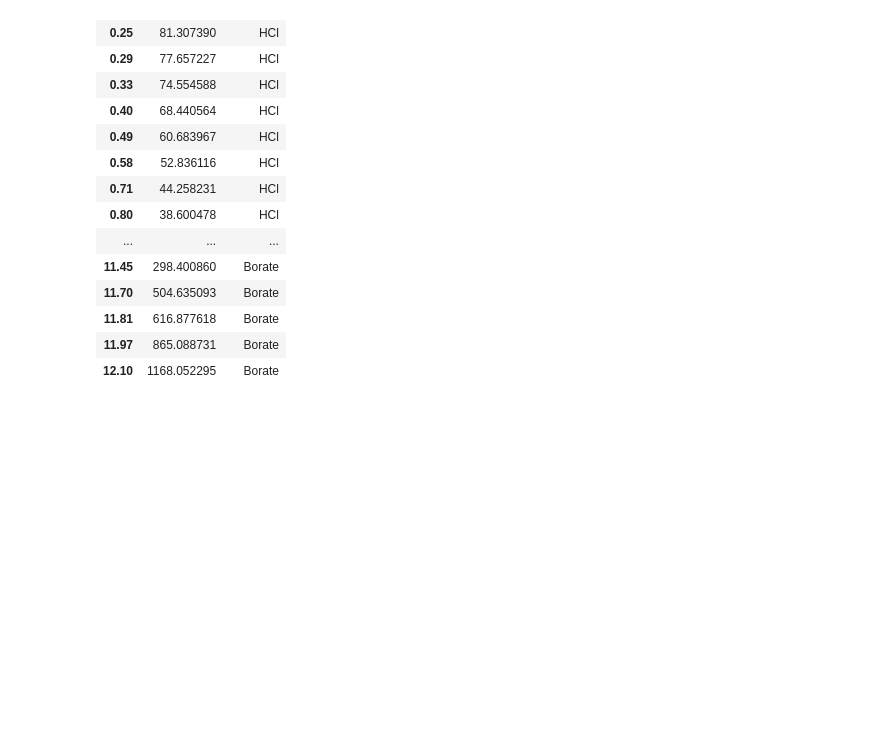
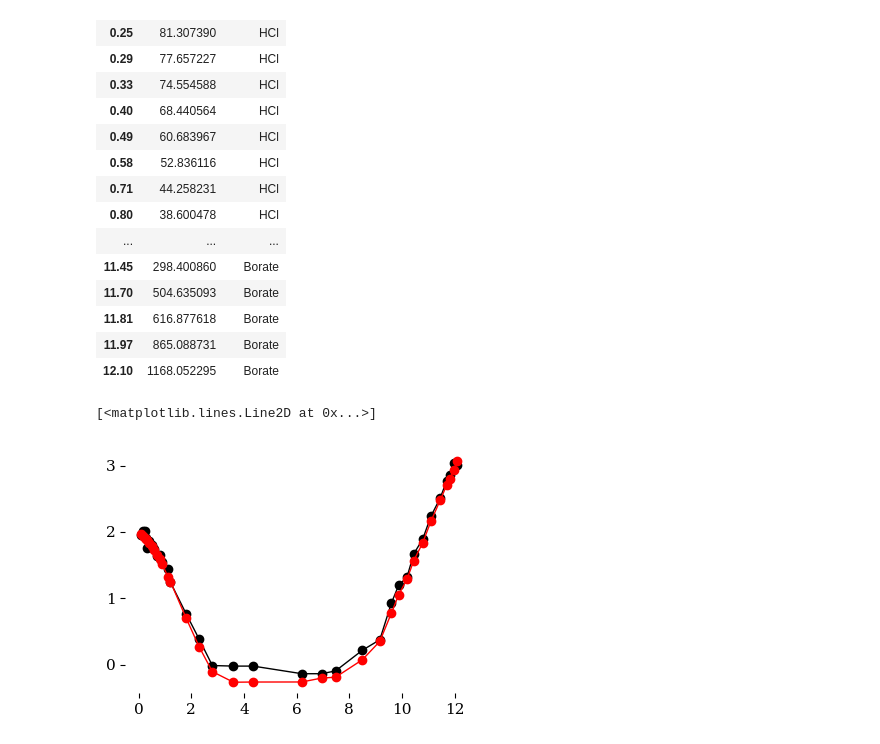
Before and after one commit to blinkletter/4410PythonNotebooks, a Jupyter notebook: Class_23/23-1b_calculator.ipynb, the cells around one changed output. Cells and saved outputs as stored; diff of their text form; code cells hidden in the pictures; blank space fills up the shorter version.

```diff
--- a/Class_23/23-1b_calculator.ipynb
+++ b/Class_23/23-1b_calculator.ipynb
@@ -193,3 +193,17 @@ display(df2)
 | 11.81 | 616.877618 | Borate |
 | 11.97 | 865.088731 | Borate |
 | 12.10 | 1168.052295 | Borate |
+# %%
+pH = df.index
+y_byEyring = np.log10(df["k(A,R)x10^5_Erying"])
+y_byfactor = np.log10(df2["k(A,R)x10^5"])
+
+#y_byEyring = df["k(A,R)x10^5_Erying"]
+#y_byfactor = df2["k(A,R)x10^5"]
+
+
+plt.plot(pH,y_byEyring,"o-k")
+plt.plot(pH,y_byfactor,"o-r")
+# %% [output]
+[<matplotlib.lines.Line2D at 0x...>]
+[figure, added]
```
Also changed, not shown: parts of 3 cells of this notebook, 1 other file.
